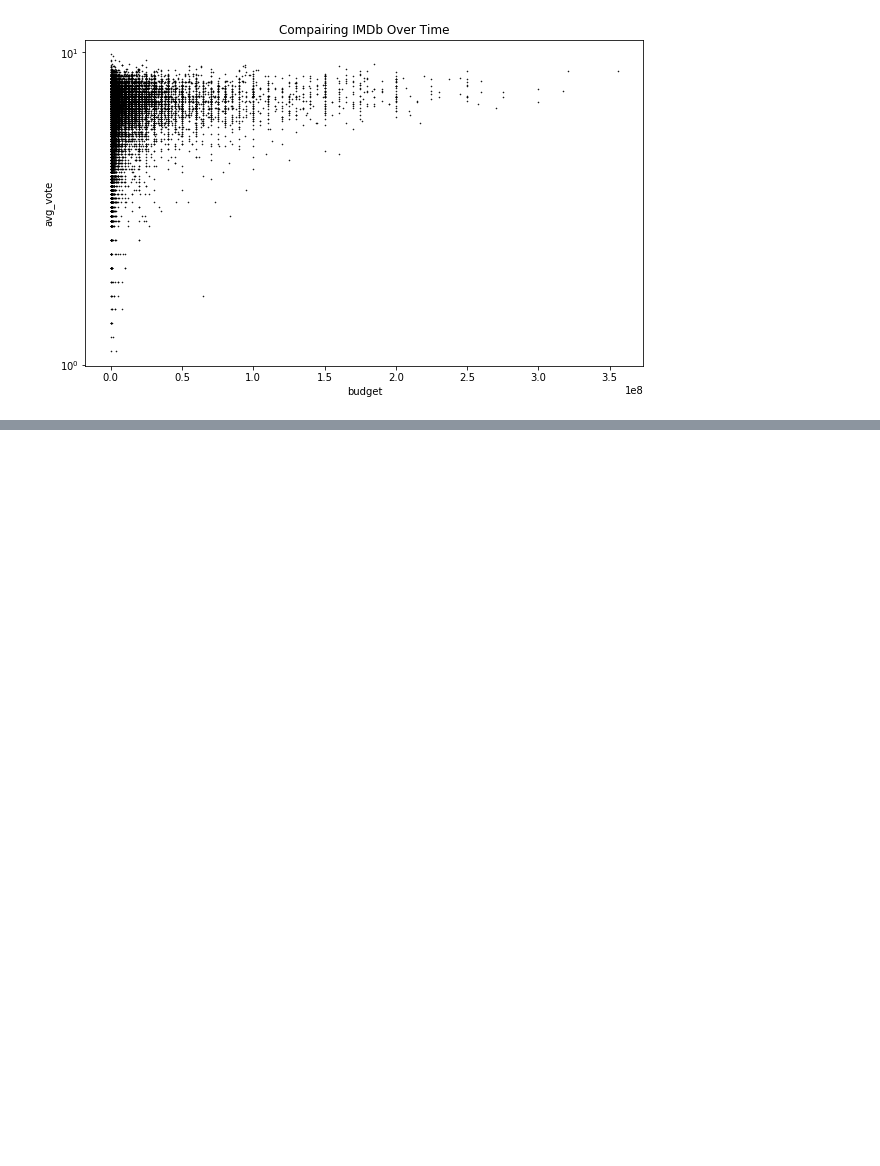
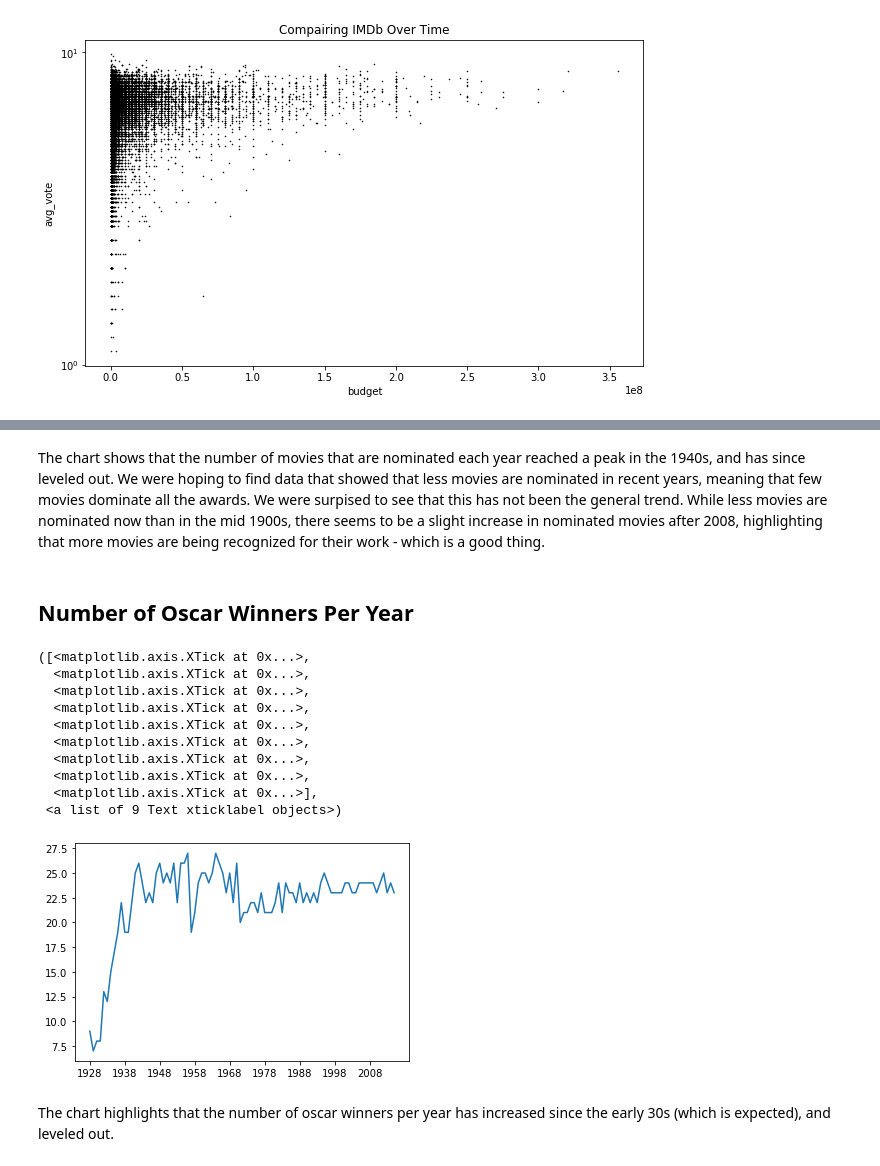
Before and after one commit to almetzler/SI330Final, a Jupyter notebook: FinalNotebook.ipynb, the cells around one changed output, grey strips where cells are left out. Cells and saved outputs as stored; diff of their text form; code cells hidden in the pictures; blank space fills up the shorter version.

```diff
--- a/FinalNotebook.ipynb
+++ b/FinalNotebook.ipynb
@@ -313,0 +477,23 @@ plt.show()
+# %% [markdown]
+The chart shows that the number of movies that are nominated each year reached a peak in the 1940s, and has since leveled out. We were hoping to find data that showed that less movies are nominated in recent years, meaning that few movies dominate all the awards. We were surpised to see that this has not been the general trend. While less movies are nominated now than in the mid 1900s, there seems to be a slight increase in nominated movies after 2008, highlighting that more movies are being recognized for their work - which is a good thing.
+# %% [markdown]
+## Number of Oscar Winners Per Year
+# %%
+award2 = award[award['Winner'] == 1].groupby('Year').nunique()
+xaxis2 = [int(x[-4:]) for x in list(award2.index)]
+plt.plot(xaxis2, award2['Film'])
+plt.xticks(np.arange(min(xaxis2), max(xaxis2)+1, 10.0))
+# %% [output]
+([<matplotlib.axis.XTick at 0x...>,
+  <matplotlib.axis.XTick at 0x...>,
+  <matplotlib.axis.XTick at 0x...>,
+  <matplotlib.axis.XTick at 0x...>,
+  <matplotlib.axis.XTick at 0x...>,
+  <matplotlib.axis.XTick at 0x...>,
+  <matplotlib.axis.XTick at 0x...>,
+  <matplotlib.axis.XTick at 0x...>,
+  <matplotlib.axis.XTick at 0x...>],
+ <a list of 9 Text xticklabel objects>)
+[figure, added]
+# %% [markdown]
+The chart highlights that the number of oscar winners per year has increased since the early 30s (which is expected), and leveled out.
```
Also changed, not shown: parts of 12 cells of this notebook, 1 other file.
